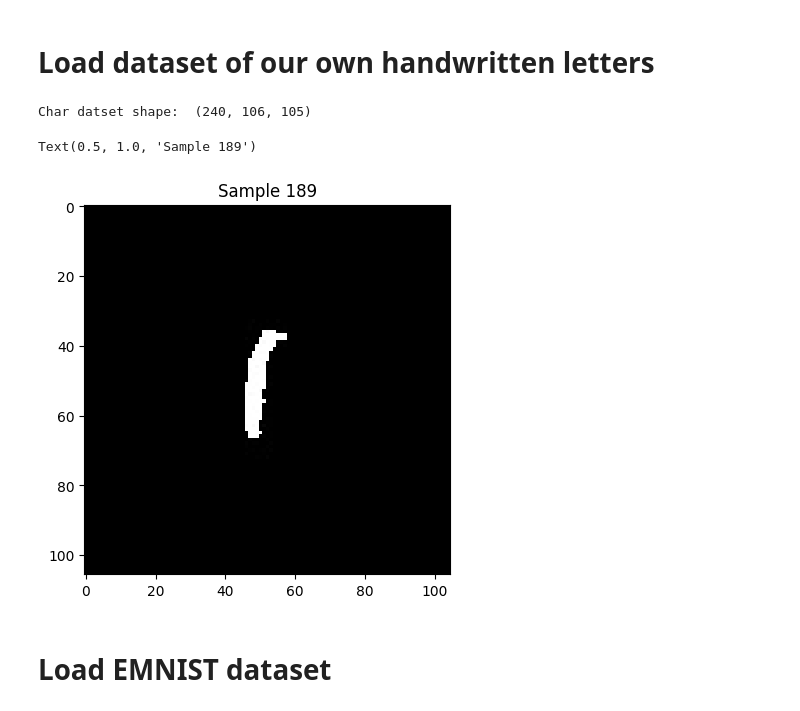
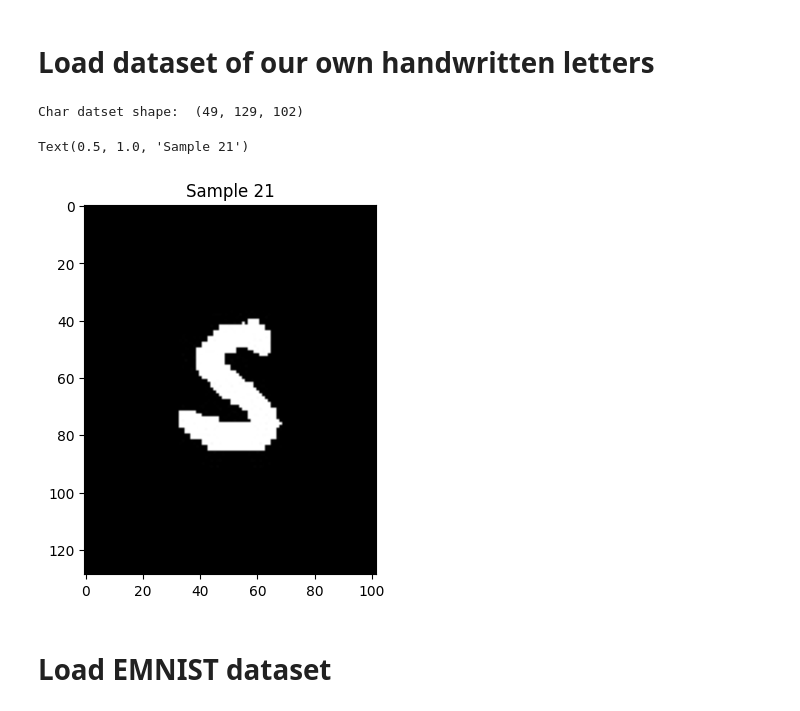
Before and after one commit to YuqinGuan/EITP40-finalProject, a Jupyter notebook: ImageProcessing/plot_char.ipynb, the cells around one changed output. Drawn from its saved outputs; the diff is of its cells as text; code cells hidden in the pictures.

Commit message:
training folder, updated README

```diff
--- a/ImageProcessing/plot_char.ipynb
+++ b/ImageProcessing/plot_char.ipynb
@@ -6,20 +6,20 @@ import scipy.io
 # Load dataset of our own handwritten letters
 # %%
 #data = np.load('output/data/chars.npy')
-data = np.load('../data/chars.npy')
+data = np.load('../data/training/chars.npy')
 # Normalize data
 data = data/255
 
 print("Char datset shape: ", data.shape)
 
 random_sample = np.random.randint(0, len(data))
 char = data[random_sample,:,:]
 plt.imshow(char, cmap='gray')
 plt.title('Sample ' + str(random_sample))
 # %% [output]
-Char datset shape:  (240, 106, 105)
+Char datset shape:  (49, 129, 102)
-Text(0.5, 1.0, 'Sample 189')
+Text(0.5, 1.0, 'Sample 21')
-[figure, old version]
+[figure, new version]
 # %% [markdown]
 # Load EMNIST dataset
 # %%
```
Also changed, not shown: parts of 2 cells of this notebook, 10 other files.
